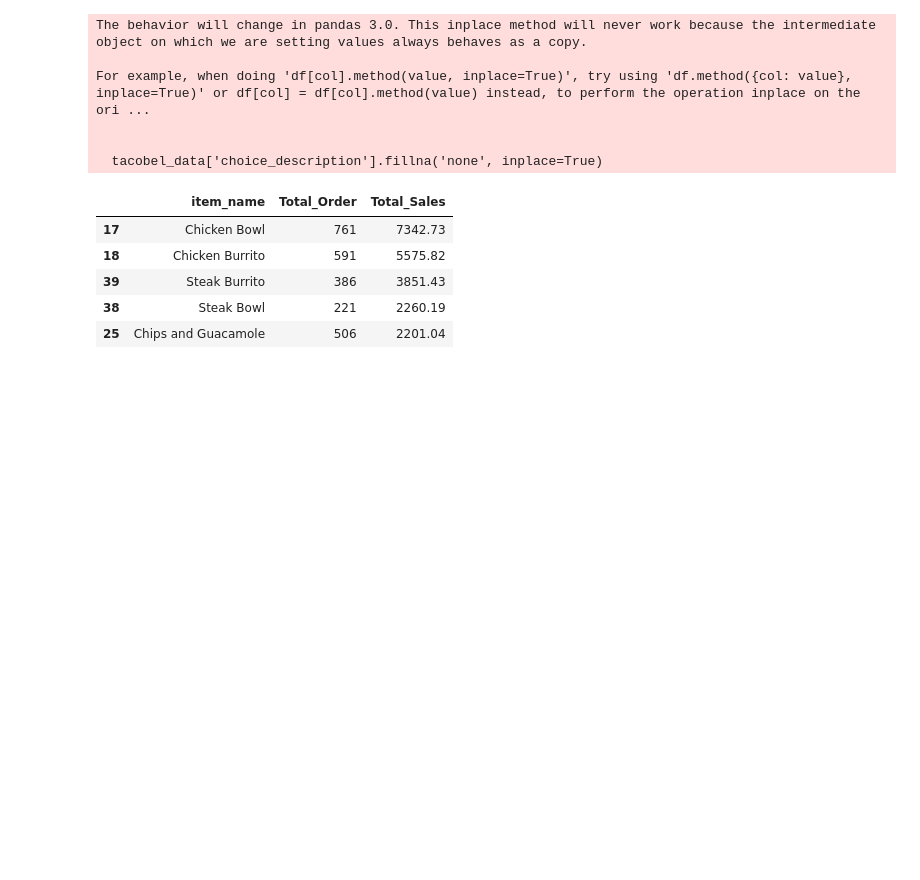
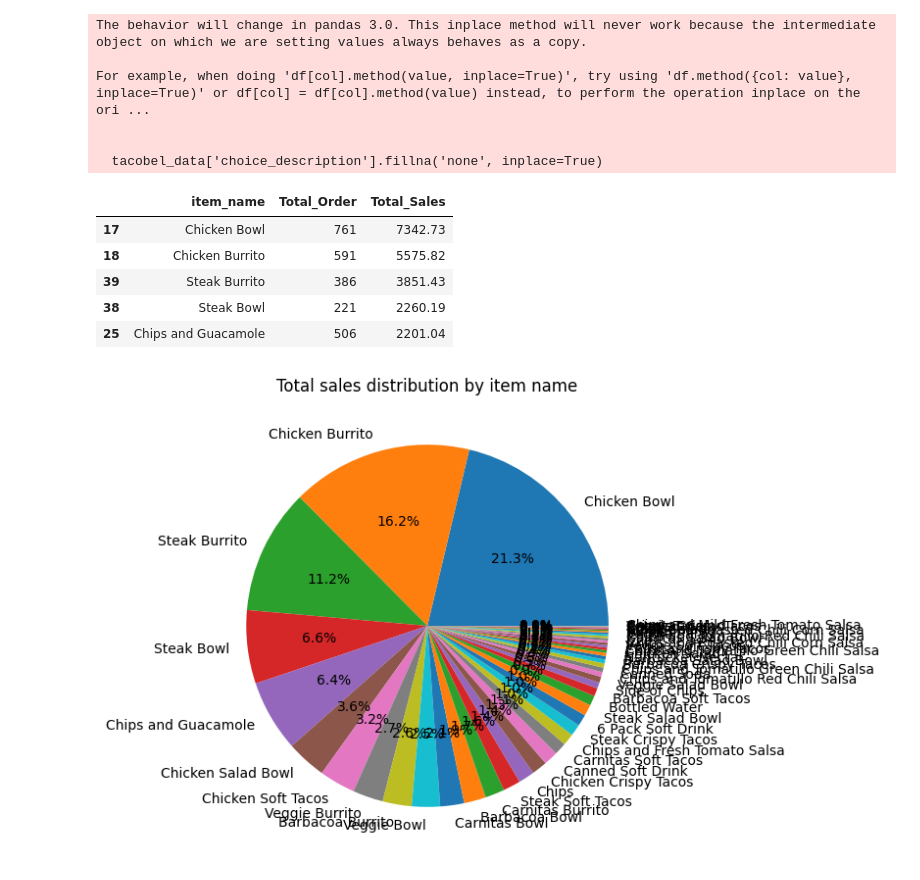
Before and after one commit to AvdylDemukajj/tacobel, a Jupyter notebook: index.ipynb, the cells around one changed output. Saved outputs shown, nothing was run; the diff lists cells and outputs as text; code cells hidden in the pictures; blank space fills up the shorter version.

Commit message:
"Add pie chart to visualize total sales distribution by item name"

```diff
--- a/index.ipynb
+++ b/index.ipynb
@@ -46,3 +46,10 @@ sales_analysis.head()
 | 39 | Steak Burrito | 386 | 3851.43 |
 | 38 | Steak Bowl | 221 | 2260.19 |
 | 25 | Chips and Guacamole | 506 | 2201.04 |
+# %%
+plt.figure(figsize=(10, 6))
+plt.pie(sales_analysis['Total_Sales'], labels=sales_analysis['item_name'], autopct='%1.1f%%')
+plt.title('Total sales distribution by item name')
+plt.show()
+# %% [output]
+[figure, added]
```
